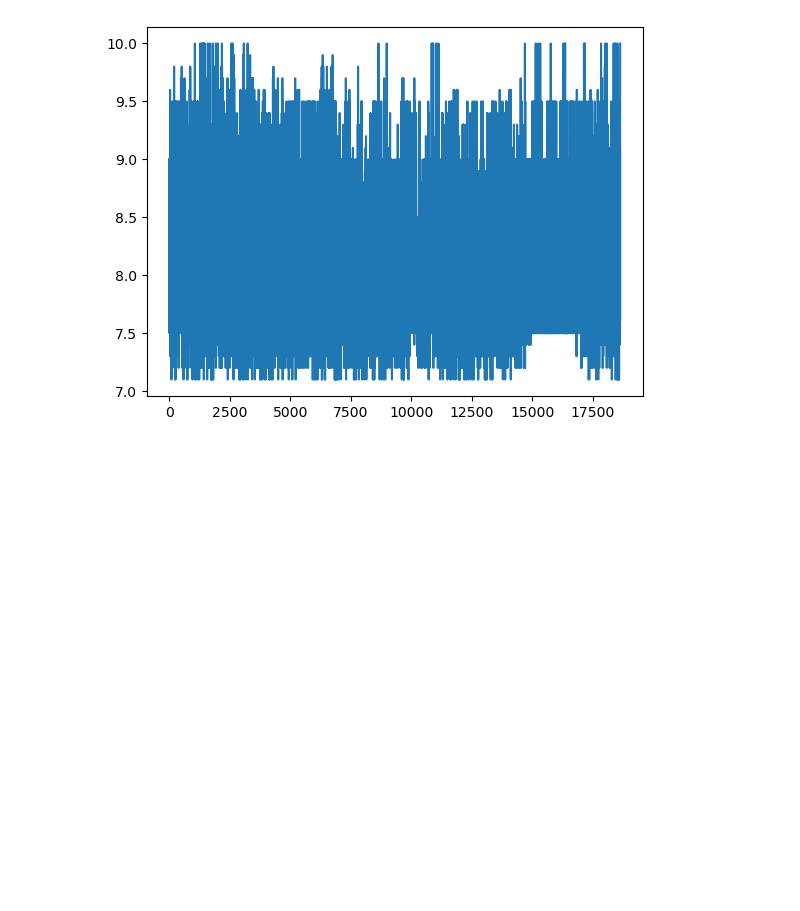
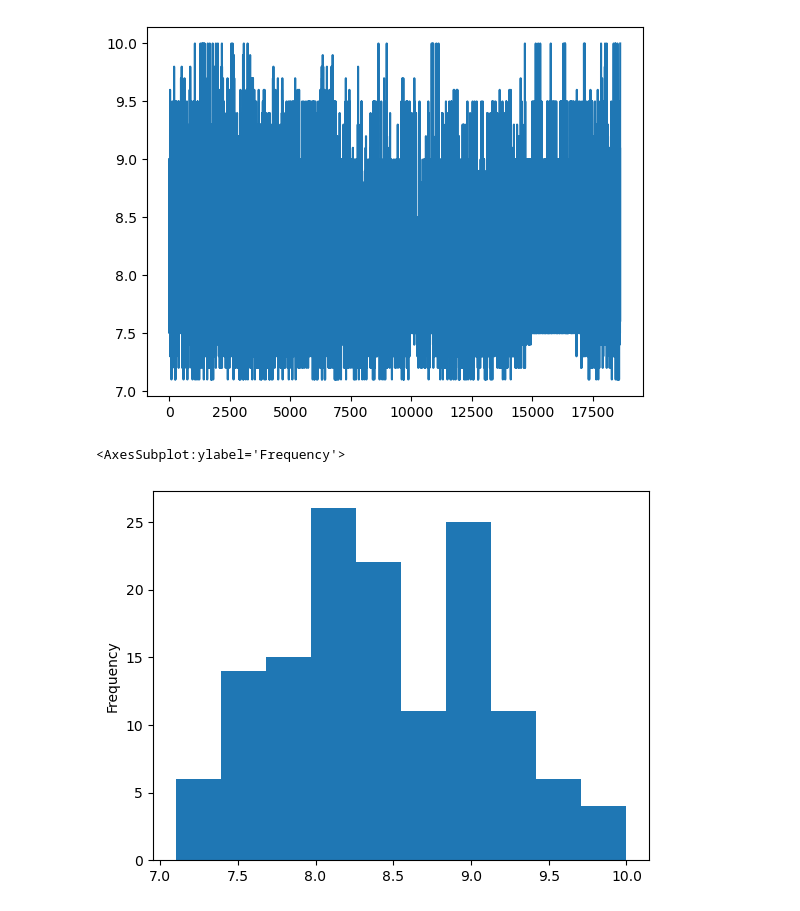
Before and after one commit to StewartStack/DAStudyBackups, a Jupyter notebook: DataStudies1/stewartstack_reviews_IGNanalysis.ipynb, the cells around one changed output. Saved outputs shown, nothing was run; the diff lists cells and outputs as text; code cells hidden in the pictures; blank space fills up the shorter version.

Commit message:
xbone hist

```diff
--- a/DataStudies1/stewartstack_reviews_IGNanalysis.ipynb
+++ b/DataStudies1/stewartstack_reviews_IGNanalysis.ipynb
@@ -330,3 +330,9 @@ filtered_reviews['score'].plot(kind = 'hist');
 filtered_reviews['score'].plot();
 # %% [output]
 [figure]
+# %%
+ # Xbone score > 7
+xfiltered_reviews['score'].plot(kind = 'hist');
+# %% [output]
+<AxesSubplot:ylabel='Frequency'>
+[figure, added]
```
